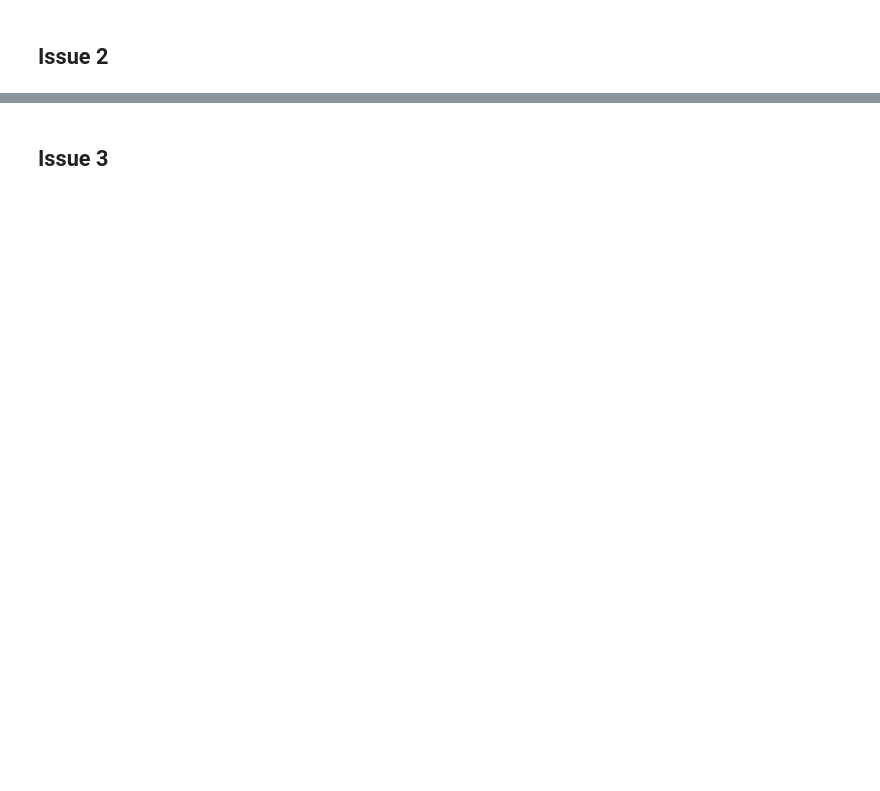
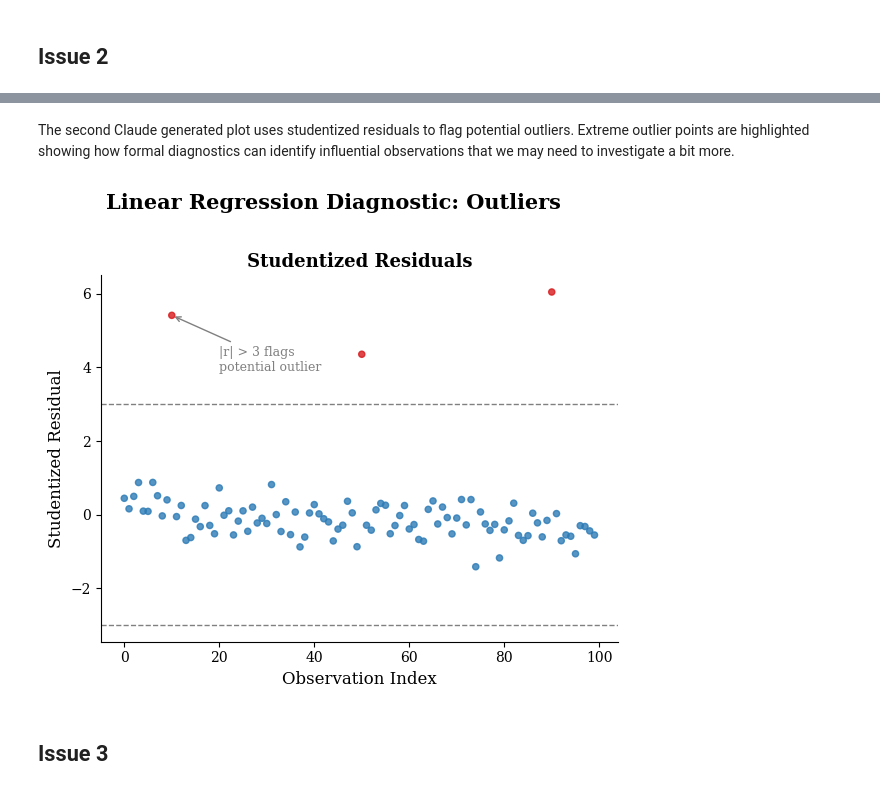
Before and after one commit to Awoo56709/assignment-2, a Jupyter notebook: hw2-task1.ipynb, the cells around one changed output, grey strips where cells are left out. Drawn from its saved outputs; the diff is of its cells as text; code cells hidden in the pictures; blank space fills up the shorter version.

```diff
--- a/hw2-task1.ipynb
+++ b/hw2-task1.ipynb
@@ -38,2 +170,57 @@ Generative AI reflection	Answer to step 4
+# %% [markdown]
+The second Claude generated plot uses studentized residuals to flag potential outliers. Extreme outlier points are highlighted showing how formal diagnostics can identify influential observations that we may need to investigate a bit more.
+# %%
+import numpy as np
+import matplotlib.pyplot as plt
+from sklearn.linear_model import LinearRegression
+
+# --- Generate clean linear data with outliers injected ---
+np.random.seed(42)
+n = 100
+X = np.linspace(0, 10, n)
+y = 3 * X + 5 + np.random.normal(0, 2, n)
+
+# Inject outliers
+outlier_idx = [10, 50, 90]
+y[10] += 25
+y[50] += 20
+X[90] = 18
+y[90] = 3 * X[90] + 5 + 30
+
+# Fit model and compute studentized residuals
+X_2d = X.reshape(-1, 1)
+model = LinearRegression().fit(X_2d, y)
+fitted = model.predict(X_2d)
+residuals = y - fitted
+
+X_mat = np.column_stack([np.ones(n), X])
+H = X_mat @ np.linalg.pinv(X_mat.T @ X_mat) @ X_mat.T
+h = np.diag(H)
+mse = np.sum(residuals**2) / (n - 2)
+stud_resid = residuals / np.sqrt(mse * (1 - h))
+
+# --- Plot ---
+fig, ax = plt.subplots(figsize=(6, 5))
+
+colors = ["#d7191c" if abs(r) > 3 else "#2c7bb6" for r in stud_resid]
+ax.axhline( 3, color="gray", linewidth=1, linestyle="--")
+ax.axhline(-3, color="gray", linewidth=1, linestyle="--")
+ax.scatter(range(n), stud_resid, s=20, alpha=0.8, c=colors)
+
+ax.annotate("|r| > 3 flags\npotential outlier",
+            xy=(10, stud_resid[10]), xytext=(20, stud_resid[10] - 1.5),
+            fontsize=9, color="gray",
+            arrowprops=dict(arrowstyle="->", color="gray"))
+
+ax.set_xlabel("Observation Index", fontsize=12)
+ax.set_ylabel("Studentized Residual", fontsize=12)
+ax.set_title("Studentized Residuals", fontsize=13, fontweight="bold")
+
+fig.suptitle("Linear Regression Diagnostic: Outliers", fontsize=15, fontweight="bold", y=1.02)
+plt.tight_layout()
+plt.savefig("outliers_plot2_studentized.png", dpi=150, bbox_inches="tight")
+plt.show()
+# %% [output]
+[figure, added]
 # %% [markdown]
 ## Issue 3
```
Also changed, not shown: parts of 17 cells of this notebook, 7 other files.
